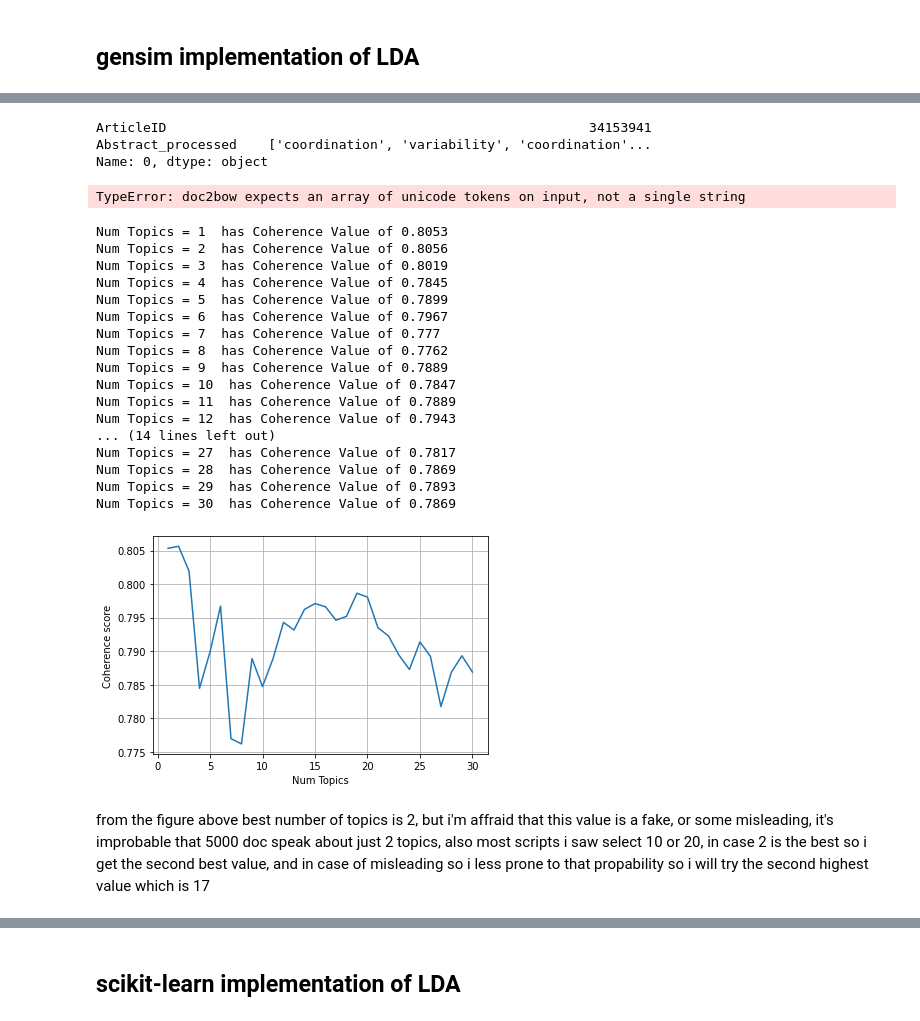
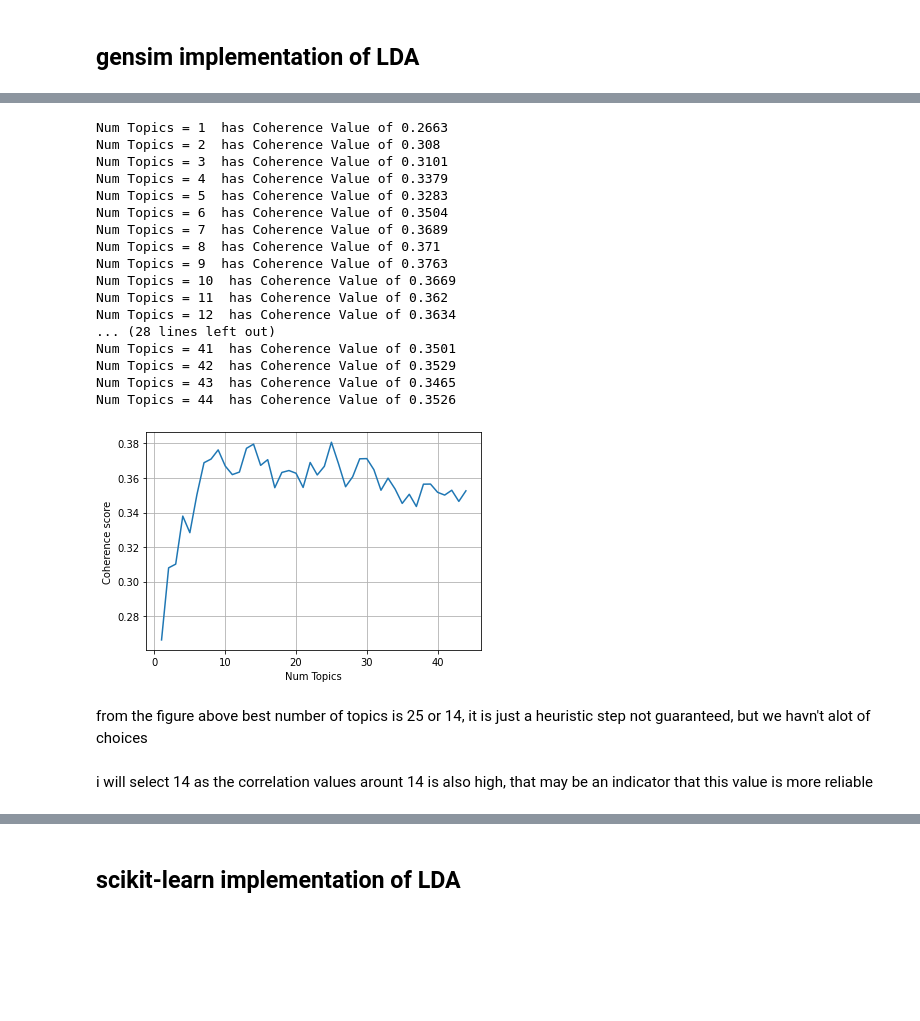
Before and after one commit to Abdullah-Eisa/salama4ai-MinaPharm, a Jupyter notebook: scripts/topic extraction using LDA model.ipynb, the cells around one changed output, grey strips where cells are left out. Saved outputs shown, nothing was run; the diff lists cells and outputs as text; code cells hidden in the pictures; blank space fills up the shorter version.

```diff
--- a/scripts/topic extraction using LDA model.ipynb
+++ b/scripts/topic extraction using LDA model.ipynb
@@ -15,5 +15,5 @@ from ast import literal_eval
 # %%
-df = pd.read_csv(r"..\data files\Pubmed5k_processed.csv", index_col="ArticleID")
+df = pd.read_csv(r"..\data files\Pubmed5k_processed.csv", index_col="ArticleID", converters={'Abstract_processed': eval})
 df
 # %% [output]
 |  | Title | Abstract | Abstract_processed | words_count |
@@ -33,2 +32,0 @@ df
-# %%
-df.Abstract_processed = literal_eval(df.Abstract_processed)
@@ -51,9 +39,3 @@ len(df['Abstract_processed']), df['Abstract_processed'].index
-# %%
-df['Abstract_processed'].reset_index().iloc[0]
-# %% [output]
-ArticleID                                                      34153941
-Abstract_processed    ['coordination', 'variability', 'coordination'...
-Name: 0, dtype: object
 # %%
 # Create Corpus
 texts = df['Abstract_processed'].copy()
@@ -61,12 +43,10 @@ texts = df['Abstract_processed'].copy()
 # Create Dictionary
 id2word = gensim.corpora.Dictionary(documents=texts)
 
-# id2word.filter_extremes(no_below=15,no_above=0.5)
+id2word.filter_extremes(no_below=15,no_above=0.45)
 
 # Converting list of documents (corpus) into Document Term Matrix using the dictionary(bow) method
 corpus = [id2word.doc2bow(txt) for txt in texts]
-# %% [output]
-TypeError: doc2bow expects an array of unicode tokens on input, not a single string
 # %%
 def compute_coherence_values(dictionary, corpus, texts, limit, start=2, step=3):
     """
@@ -98,40 +78,42 @@ def compute_coherence_values(dictionary, corpus, texts, limit, start=2, step=3):
 # %%
 # Can take a long time to run.
 
-start=1; limit=31; step=1;
+start=1; limit=45; step=1;
 x = range(start, limit, step)
 
 model_list, coherence_values = compute_coherence_values(dictionary=id2word, corpus=corpus, texts=texts,
                                                         start=start, limit=limit, step=step)
 # Print the coherence scores
 for m, cv in zip(x, coherence_values):
     print("Num Topics =", m, " has Coherence Value of", round(cv, 4))
 
 # Show graph
 plt.plot(x, coherence_values)
 plt.xlabel("Num Topics")
 plt.ylabel("Coherence score")
 plt.grid()
 plt.show()
 # %% [output]
-Num Topics = 1  has Coherence Value of 0.8053
-Num Topics = 2  has Coherence Value of 0.8056
-Num Topics = 3  has Coherence Value of 0.8019
-Num Topics = 4  has Coherence Value of 0.7845
-Num Topics = 5  has Coherence Value of 0.7899
-Num Topics = 6  has Coherence Value of 0.7967
-Num Topics = 7  has Coherence Value of 0.777
-Num Topics = 8  has Coherence Value of 0.7762
-Num Topics = 9  has Coherence Value of 0.7889
-Num Topics = 10  has Coherence Value of 0.7847
-Num Topics = 11  has Coherence Value of 0.7889
-Num Topics = 12  has Coherence Value of 0.7943
-... (14 lines left out)
-Num Topics = 27  has Coherence Value of 0.7817
-Num Topics = 28  has Coherence Value of 0.7869
-Num Topics = 29  has Coherence Value of 0.7893
-Num Topics = 30  has Coherence Value of 0.7869
+Num Topics = 1  has Coherence Value of 0.2663
+Num Topics = 2  has Coherence Value of 0.308
+Num Topics = 3  has Coherence Value of 0.3101
+Num Topics = 4  has Coherence Value of 0.3379
+Num Topics = 5  has Coherence Value of 0.3283
+Num Topics = 6  has Coherence Value of 0.3504
+Num Topics = 7  has Coherence Value of 0.3689
+Num Topics = 8  has Coherence Value of 0.371
+Num Topics = 9  has Coherence Value of 0.3763
+Num Topics = 10  has Coherence Value of 0.3669
+Num Topics = 11  has Coherence Value of 0.362
+Num Topics = 12  has Coherence Value of 0.3634
+... (28 lines left out)
+Num Topics = 41  has Coherence Value of 0.3501
+Num Topics = 42  has Coherence Value of 0.3529
+Num Topics = 43  has Coherence Value of 0.3465
+Num Topics = 44  has Coherence Value of 0.3526
-[figure, old version]
+[figure, new version]
 # %% [markdown]
-from the figure above best number of topics is 2, but i'm affraid that this value is a fake, or some misleading, it's improbable that 5000 doc speak about just 2 topics, also most scripts i saw select 10 or 20, in case 2 is the best so i get the second best value, and in case of misleading so i less prone to that propability so i will try the second highest value which is 17
+from the figure above best number of topics is 25 or 14, it is just a heuristic step not guaranteed, but we havn't alot of choices
+# %% [markdown]
+i will select 14 as the correlation values arount 14 is also high, that may be an indicator that this value is more reliable
 # %%
```
Also changed, not shown: parts of 24 cells of this notebook.
